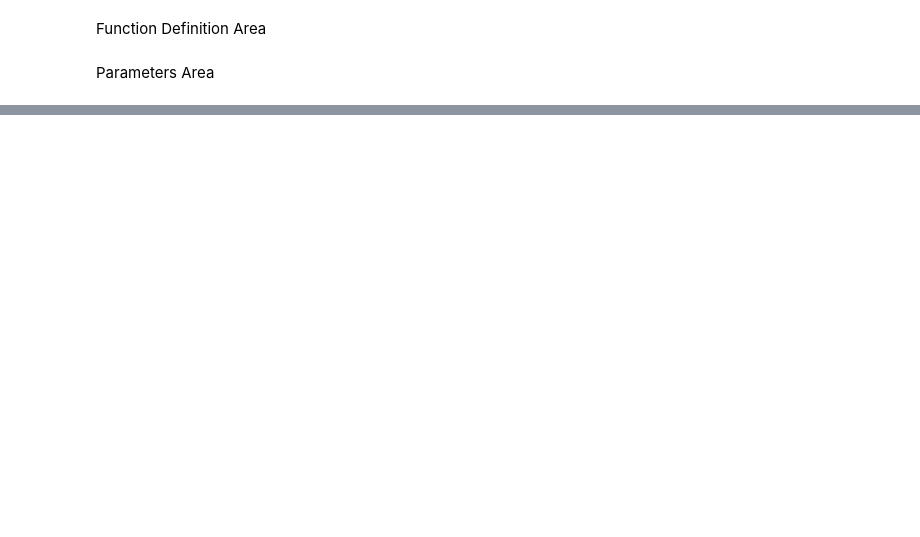
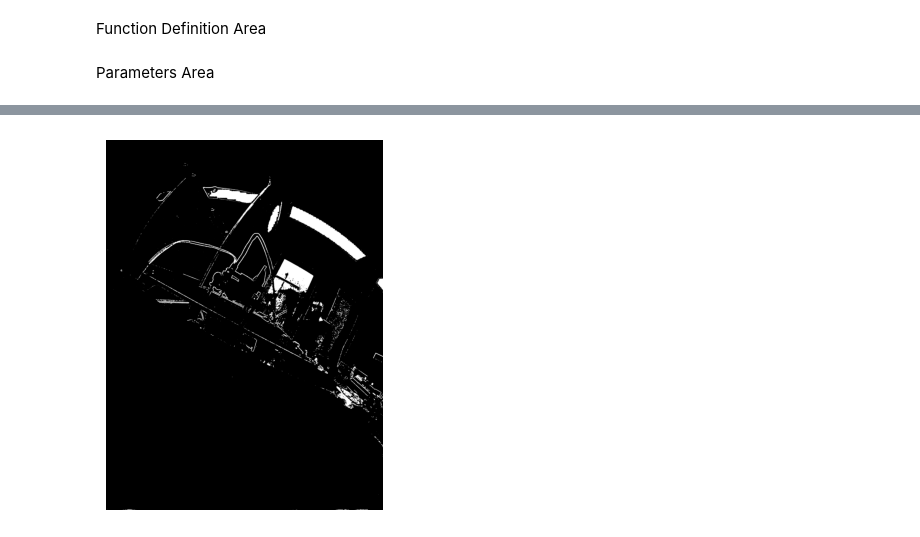
Before and after one commit to secking09/thesis, a Jupyter notebook: vi7.ipynb, the cells around one changed output, grey strips where cells are left out. Saved outputs shown, nothing was run; the diff lists cells and outputs as text; code cells hidden in the pictures; blank space fills up the shorter version.

```diff
--- a/vi7.ipynb
+++ b/vi7.ipynb
@@ -318,18 +309,31 @@ def fft_filter(imSrc, r, eps, s):
 # %% [markdown]
 Parameters Area
 # %%
+#dataset_path = '/home/sg24duk/Desktop/olumculyarrak/'
+#dataset_path = '/home/sg24duk/Desktop/datapython/'
 dataset_path = '/home/sg24duk/Desktop/datapython/'
-#dataset_path = '/home/sg24duk/Desktop/hdr/vision7_code/h4_005_28_10_2024_first_data/pano_cam0_left/green_channel_output'
-target_size = (512,512)
-images_algo = load_img(dataset_path,target_size,True)
+##dataset_path = '/home/sg24duk/Desktop/hdr/vision7_code/h4_005_28_10_2024_first_data/pano_cam0_left/wb'
+
+##dataset_path = '/home/sg24duk/dataset/scene3/onemore'
+output_path = "result"
+timestamp = datetime.datetime.now().strftime("%Y%m%d_%H%M%S")
+intermediate = os.path.join(dataset_path,output_path)
+current_log_dir = os.path.join(intermediate,f"run_{timestamp}")
+os.makedirs(current_log_dir, exist_ok=True)
+
+resize = False
+refIdx = 0                             ### STATE THE REF PIC on your own, I did not implement Ref Image selection method
+
+target_size = (512*2,512*2)
+images_algo, reference_path = load_img(dataset_path,target_size,resize,refIdx)
 [s1,s2,s3,s4] = (images_algo.shape)     # size of the images
 
 
-refIdx = 1                              ### STATE THE REF PIC on your own, I did not implement Ref Image selection method
+
 
 debug = True                           # Enable this to print out test messages.
 ######################### PARAMETERS ####################################################
 r  = 12;                                # slide size of the guided filter
 alpha = 1.1;                            # the parameters for the last fusion
 SigD = 0.12                             # Gaussian parameter in weigh map of the detail layer fusion
-p = 4                                   # An exponent used to adjust the sensitivity of the weight map to the signal strength. Larger p values make the weighting more aggressive, emphasizing regions with higher signal strength more strongly
+p = 1                                   # An exponent used to adjust the sensitivity of the weight map to the signal strength. Larger p values make the weighting more aggressive, emphasizing regions with higher signal strength more strongly
@@ -338,8 +342,8 @@ lSig = 0.5                              # This represents the standard deviation
-wSize = 21                              # Square Kernel length
-stepSize = 2                            # Parameter controls how the sliding window iterates over the image to compute the motion-aware fusion in blocks. If this is set to 1, it means fusion is made pixel by pixel.
-exposureThres = 0.01                    # This one is a similar parameter like t_ref. It is being used to asses under/over exposed areas of local mean index matrix.
+wSize = 7                              # Square Kernel length
+stepSize = 2                           # Parameter controls how the sliding window iterates over the image to compute the motion-aware fusion in blocks. If this is set to 1, it means fusion is made pixel by pixel.
+exposureThres = 0.02                    # This one is a similar parameter like t_ref. It is being used to asses under/over exposed areas of local mean index matrix.
 consistencyThres = 0.1               # Pay attention to here, I did this because there are very small discrepancies between python histogram and MATLAB
-structureThres = 0.95                   # This parameter sets the tolerance for Structural Reference map. Calculated with the equation
+structureThres = 0.98                   # This parameter sets the tolerance for Structural Reference map. Calculated with the equation
 overexposure_pa = 0.5                   # This parameter has been used in Ref image optimization.
 C = 0.03 ** 2 / 2                       # Constant to avoid divide by zero
 epsil = 0.25                            # Epsilon in a guided filter is a regularization term that controls how strongly the filtering process respects the guidance image's structure
@@ -360,7 +364,7 @@ sigmaSq = np.zeros((xIdxMax, yIdxMax, numExd))              # Signal strength fr
 #sigmaSq_temp = np.zeros((xIdxMax, yIdxMax, numExd))
 imgSeqExtended = np.zeros((s1,s2,s3,numExd))
 imgSeq = np.zeros((s1,s2,s3,s4))
-L = np.zeros((s1, s2, s4))
+L_vector = np.zeros((s1, s2, s4))
 gMu = np.zeros((s1, s2, s4))                                # global mean intensity
 BaseMu = np.zeros((s1, s2, s4))                             # local mean intensity
 mean = np.zeros((s1,s2))                                    # get the average of color channel for easier version of 2-D convolution
@@ -489,0 +434,14 @@ for i in range(3):
+# %%
+# Display the cMap as an image
+for index in range (s4):
+    if index != refIdx:
+        array=sRefMap[:,:,index]
+        plt.imshow(array, cmap='gray', vmin=0, vmax=1)
+
+        ##plt.title(f"cMap_seq of image{index}")
+        plt.axis("off")
+
+        plt.savefig(os.path.join(current_log_dir,f"SRefMap_image{index}.png"), dpi=300, bbox_inches='tight')
+# Save the plot as a PNG file
+# %% [output]
+[figure, added]
```
Also changed, not shown: parts of 30 cells of this notebook.
